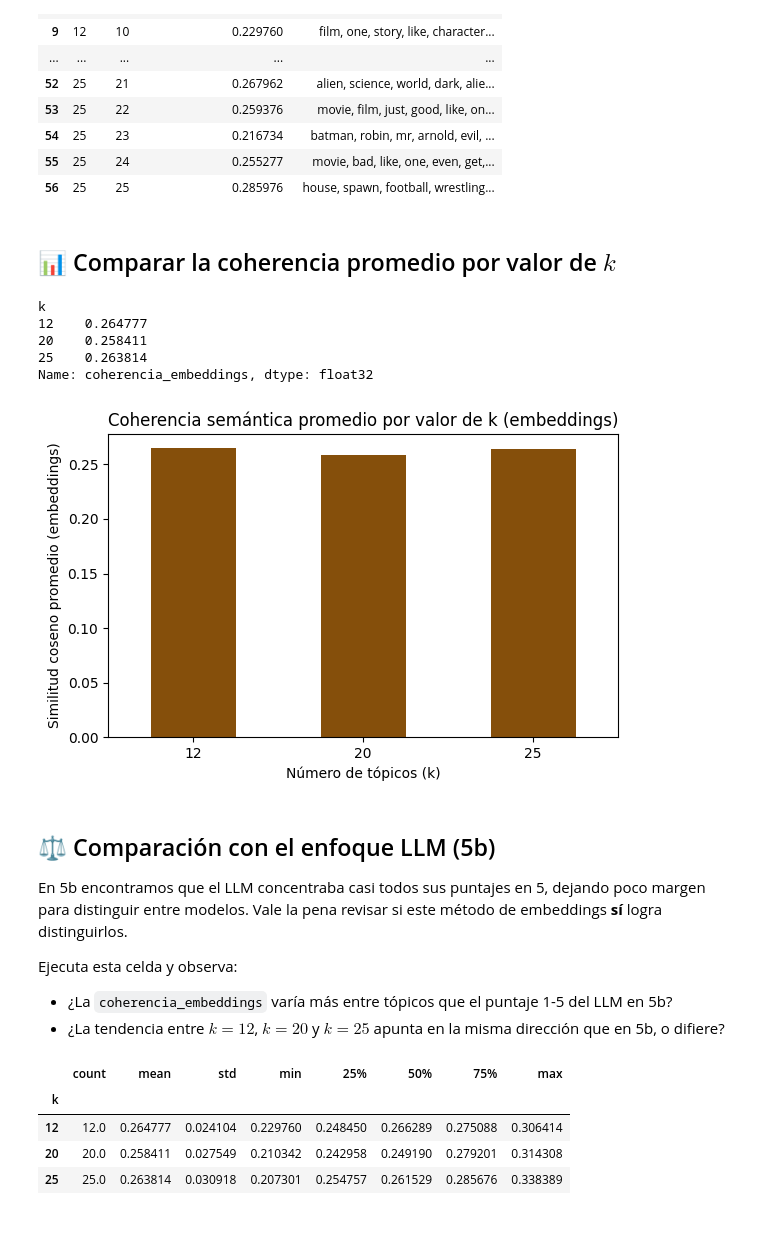
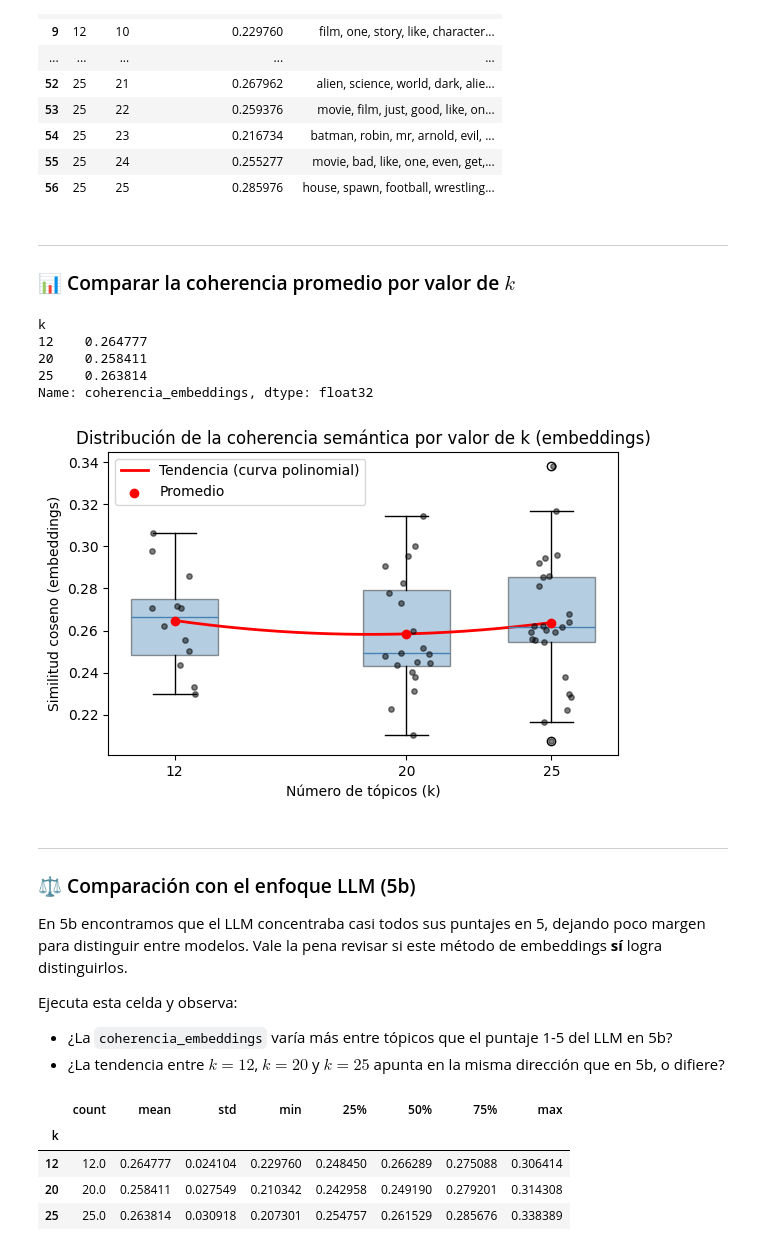
Before and after one commit to fdiaz1968/NLP, a Jupyter notebook: docs/clases/Unidad_5c_Embeddings.ipynb, the cells around one changed output. Saved outputs shown, nothing was run; the diff lists cells and outputs as text; code cells hidden in the pictures.

```diff
--- a/docs/clases/Unidad_5c_Embeddings.ipynb
+++ b/docs/clases/Unidad_5c_Embeddings.ipynb
@@ -339,7 +373,9 @@ resultados_todos
 | 55 | 25 | 24 | 0.255277 | movie, bad, like, one, even, get,... |
 | 56 | 25 | 25 | 0.285976 | house, spawn, football, wrestling... |
 # %% [markdown]
-## 📊 Comparar la coherencia promedio por valor de $k$
+
+---
+### 📊 Comparar la coherencia promedio por valor de $k$
 # %%
 coherencia_promedio = resultados_todos.groupby("k")["coherencia_embeddings"].mean()
 coherencia_promedio
@@ -350,18 +386,44 @@ k
 25    0.263814
 Name: coherencia_embeddings, dtype: float32
 # %%
+# Boxplot por valor de k: muestra la distribucion completa de la
+# coherencia entre topicos individuales (incluyendo cada punto), no solo
+# el promedio. Superpone una curva polinomial (grado 2) a traves de los
+# promedios de cada grupo, en vez de segmentos de recta.
+grupos = [12, 20, 25]
+datos_por_k = [resultados_todos.loc[resultados_todos["k"] == k, "coherencia_embeddings"] for k in grupos]
+
 plt.figure(figsize=(6, 4))
-coherencia_promedio.plot(kind="bar", color=["#854f0b", "#854f0b", "#854f0b"])
-plt.ylabel("Similitud coseno promedio (embeddings)")
+plt.boxplot(datos_por_k, positions=grupos, widths=3, patch_artist=True,
+            boxprops=dict(facecolor="steelblue", alpha=0.4),
+            medianprops=dict(color="steelblue"))
+
+# puntos individuales, con jitter horizontal para que no se superpongan
+rng = np.random.default_rng(0)
+for x, datos in zip(grupos, datos_por_k):
+    jitter = rng.uniform(-0.8, 0.8, size=len(datos))
+    plt.scatter(np.full(len(datos), x) + jitter, datos, color="black", alpha=0.5, s=15, zorder=3)
+
+# curva polinomial (grado 2) a traves de los promedios de cada grupo
+medias = [d.mean() for d in datos_por_k]
+coef = np.polyfit(grupos, medias, deg=2)
+x_suave = np.linspace(min(grupos), max(grupos), 200)
+y_suave = np.polyval(coef, x_suave)
+plt.plot(x_suave, y_suave, color="red", linestyle="-", linewidth=2, label="Tendencia (curva polinomial)")
+plt.scatter(grupos, medias, color="red", zorder=4, label="Promedio")
+
+plt.ylabel("Similitud coseno (embeddings)")
 plt.xlabel("Número de tópicos (k)")
-plt.title("Coherencia semántica promedio por valor de k (embeddings)")
-plt.xticks(rotation=0)
+plt.title("Distribución de la coherencia semántica por valor de k (embeddings)")
+plt.xticks(grupos)
+plt.legend()
 plt.tight_layout()
 plt.show()
 # %% [output]
-[figure, old version]
+[figure, new version]
 # %% [markdown]
-## ⚖️ Comparación con el enfoque LLM (5b)
+---
+### ⚖️ Comparación con el enfoque LLM (5b)
 
 En 5b encontramos que el LLM concentraba casi todos sus puntajes en 5, dejando poco margen para distinguir entre modelos. Vale la pena revisar si este método de embeddings **sí** logra distinguirlos.
 
```
Also changed, not shown: parts of 22 cells of this notebook.
